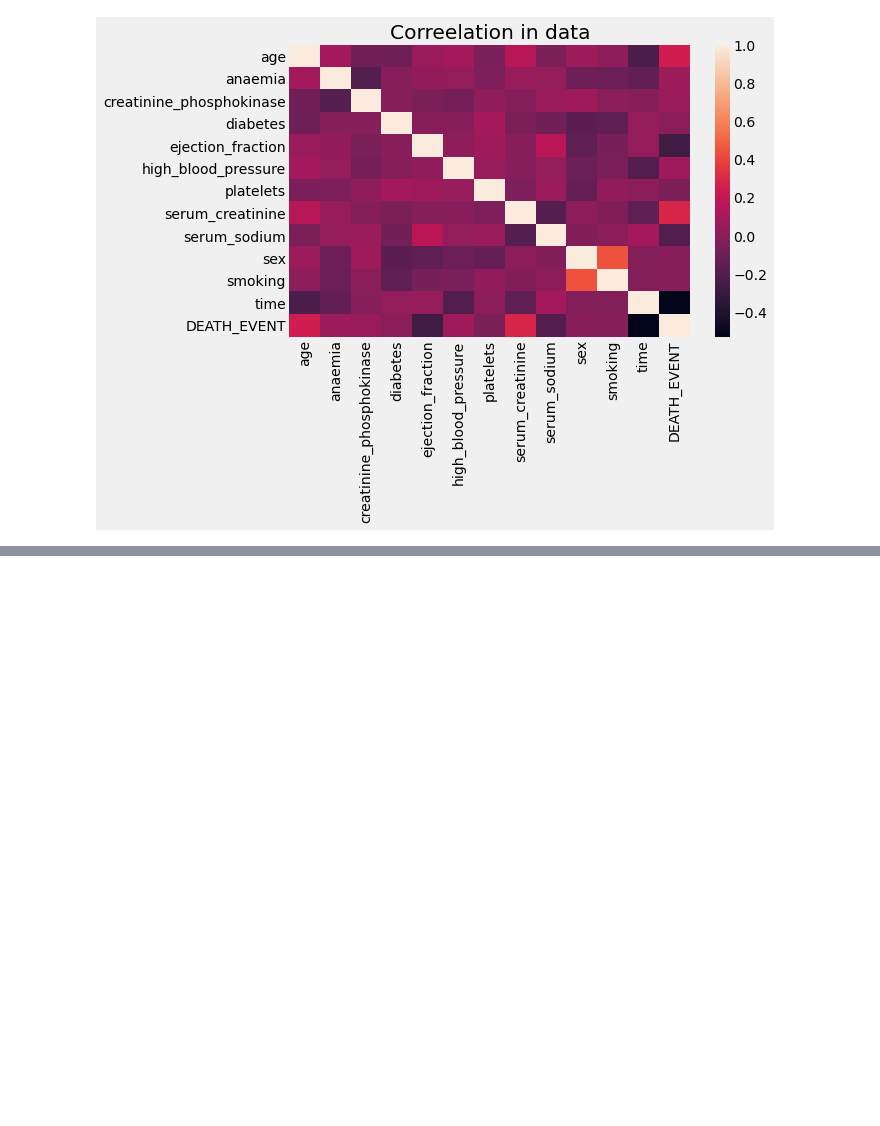
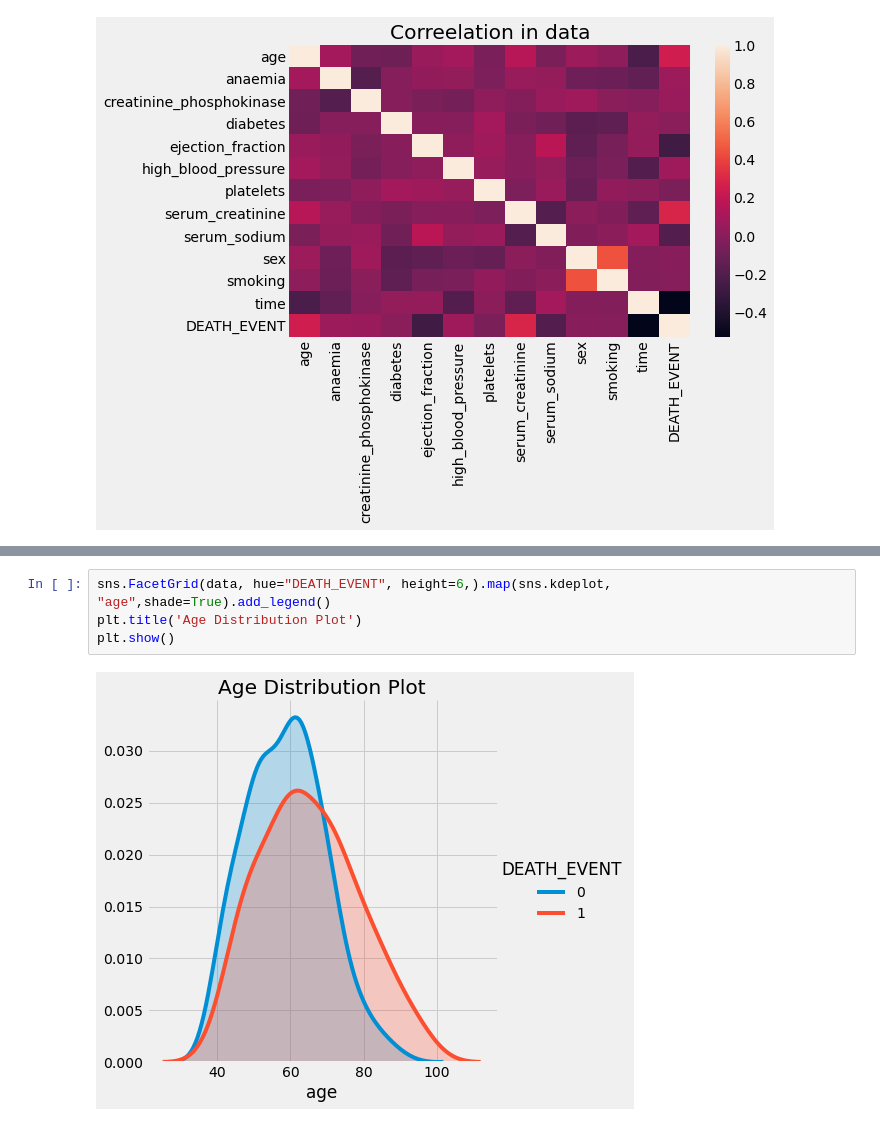
Before and after one commit to pratik-276/Infinite_Stories_with_Data, a Jupyter notebook: Heart Failure Prediction/what-s-your-chances-of-surviving-a-heart-attack.ipynb, the cells around one changed output, grey strips where cells are left out. Drawn from its saved outputs; the diff is of its cells as text; blank space fills up the shorter version.

```diff
--- a/Heart Failure Prediction/what-s-your-chances-of-surviving-a-heart-attack.ipynb
+++ b/Heart Failure Prediction/what-s-your-chances-of-surviving-a-heart-attack.ipynb
@@ -88,0 +102,6 @@ plt.show()
+# %%
+sns.FacetGrid(data, hue="DEATH_EVENT", height=6,).map(sns.kdeplot, "age",shade=True).add_legend()
+plt.title('Age Distribution Plot')
+plt.show()
+# %% [output]
+[figure, added]
```
Also changed, not shown: parts of 18 cells of this notebook.
